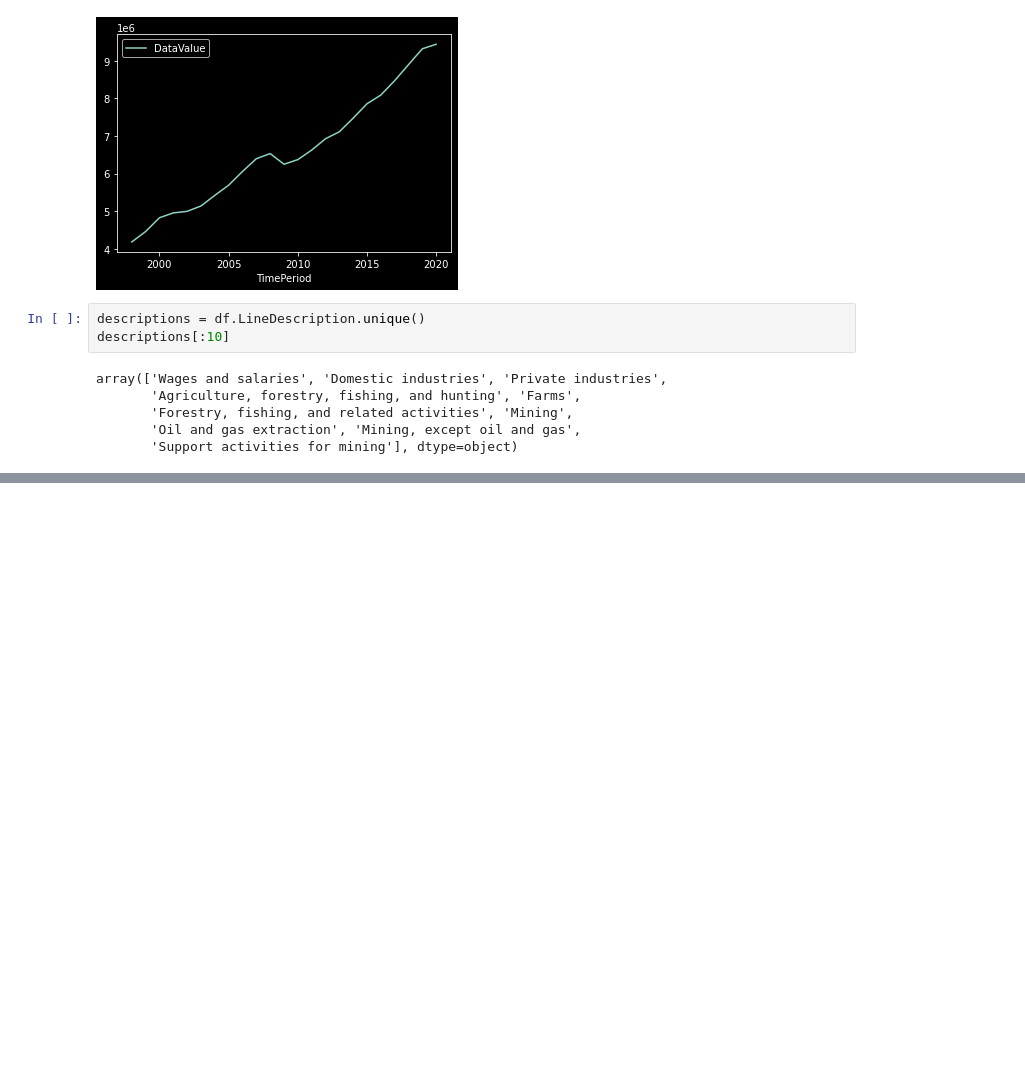
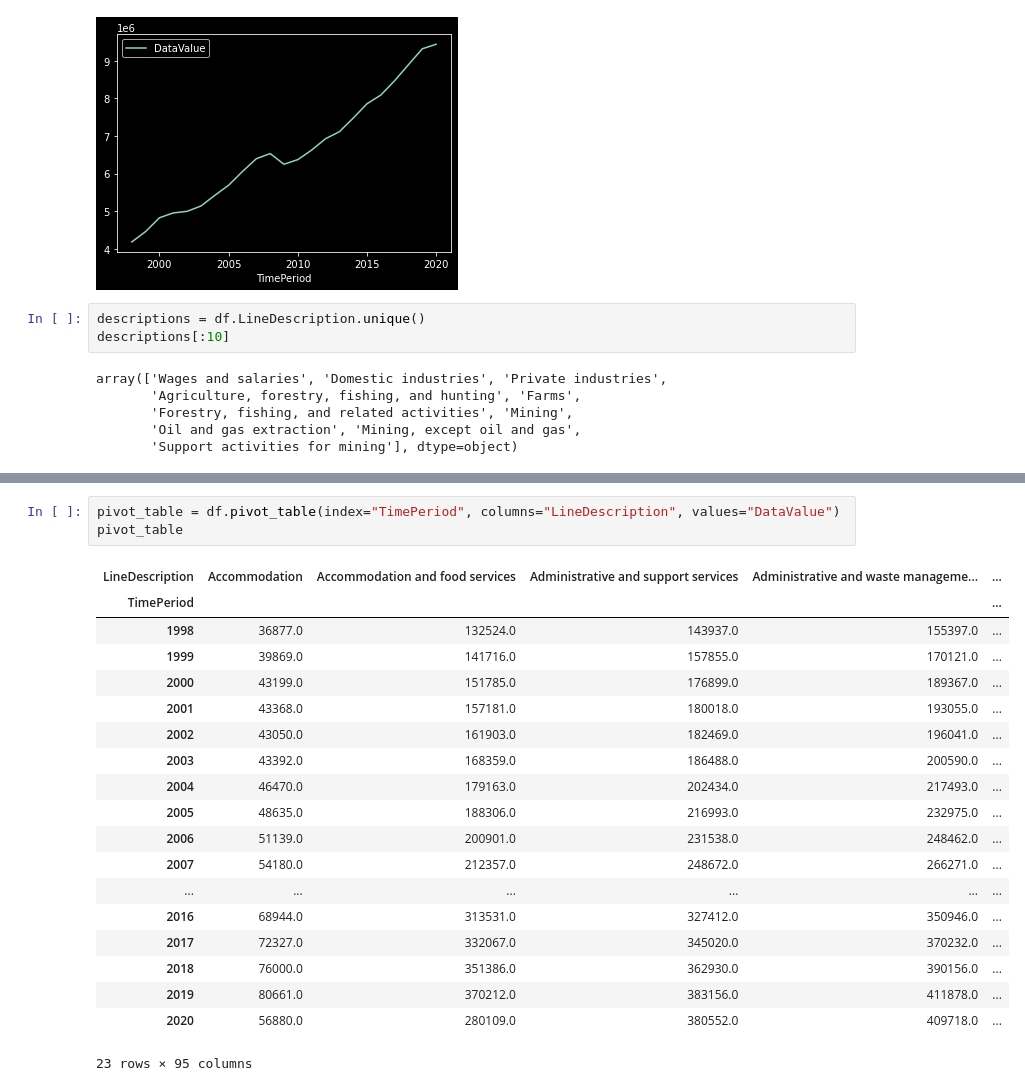
Before and after one commit to utkusarioglu/workshop-economics, a Jupyter notebook: src/personal-income.ipynb, the cells around one changed output, grey strips where cells are left out. Cells and saved outputs as stored; diff of their text form; blank space fills up the shorter version.

```diff
--- a/src/personal-income.ipynb
+++ b/src/personal-income.ipynb
@@ -114,0 +123,23 @@ oil.plot(**axes)
+# %%
+pivot_table = df.pivot_table(index="TimePeriod", columns="LineDescription", values="DataValue")
+pivot_table
+# %% [output]
+| LineDescription | Accommodation | Accommodation and food services | Administrative and support services | Administrative and waste manageme... | ... |
+| TimePeriod |  |  |  |  | ... |
+| 1998 | 36877.0 | 132524.0 | 143937.0 | 155397.0 | ... |
+| 1999 | 39869.0 | 141716.0 | 157855.0 | 170121.0 | ... |
+| 2000 | 43199.0 | 151785.0 | 176899.0 | 189367.0 | ... |
+| 2001 | 43368.0 | 157181.0 | 180018.0 | 193055.0 | ... |
+| 2002 | 43050.0 | 161903.0 | 182469.0 | 196041.0 | ... |
+| 2003 | 43392.0 | 168359.0 | 186488.0 | 200590.0 | ... |
+| 2004 | 46470.0 | 179163.0 | 202434.0 | 217493.0 | ... |
+| 2005 | 48635.0 | 188306.0 | 216993.0 | 232975.0 | ... |
+| 2006 | 51139.0 | 200901.0 | 231538.0 | 248462.0 | ... |
+| 2007 | 54180.0 | 212357.0 | 248672.0 | 266271.0 | ... |
+| ... | ... | ... | ... | ... | ... |
+| 2016 | 68944.0 | 313531.0 | 327412.0 | 350946.0 | ... |
+| 2017 | 72327.0 | 332067.0 | 345020.0 | 370232.0 | ... |
+| 2018 | 76000.0 | 351386.0 | 362930.0 | 390156.0 | ... |
+| 2019 | 80661.0 | 370212.0 | 383156.0 | 411878.0 | ... |
+| 2020 | 56880.0 | 280109.0 | 380552.0 | 409718.0 | ... |
+23 rows × 95 columns
```
Also changed, not shown: parts of 6 cells of this notebook.
